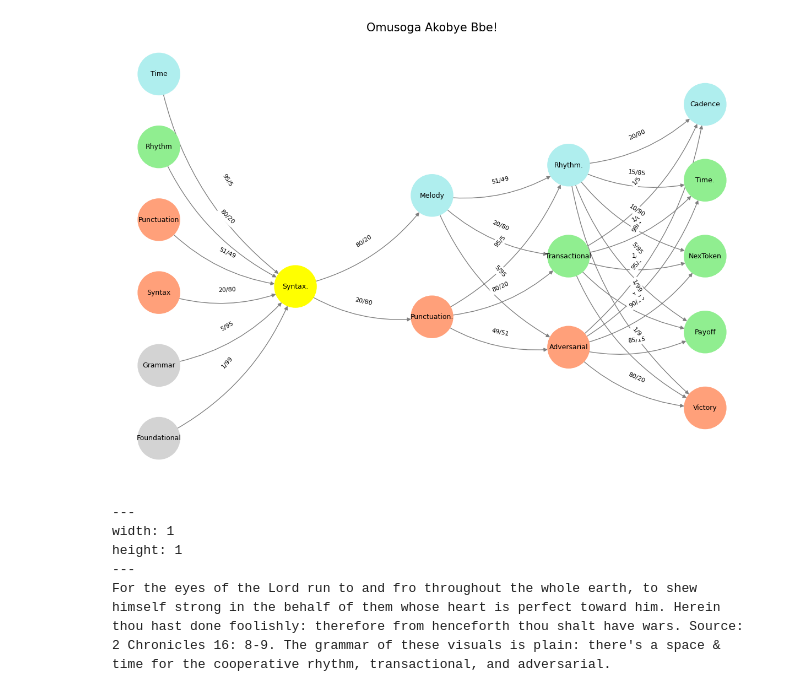
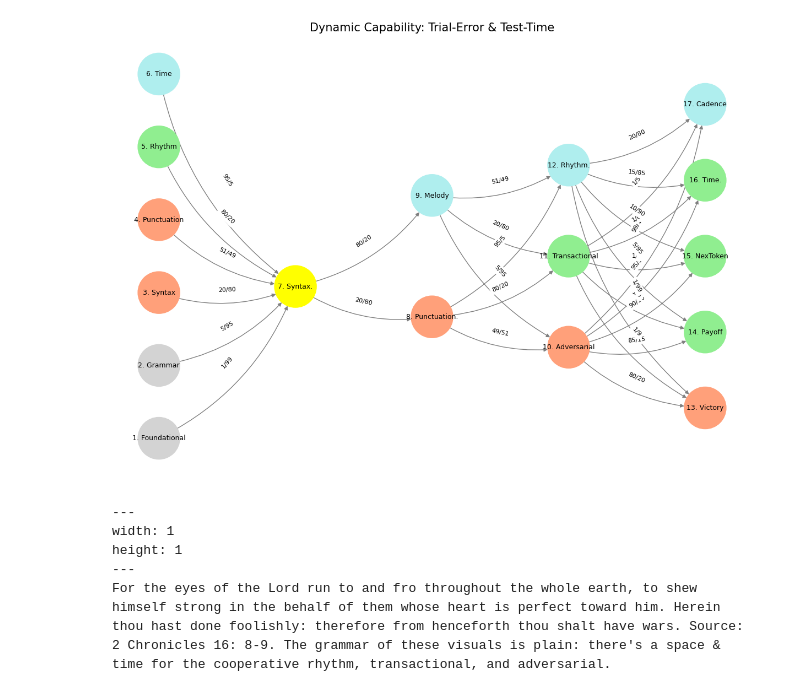
Before and after one commit to abikesa/safer, a Jupyter notebook: kitabo/ensi/_build/jupyter_execute/act1/chapter2.ipynb, the cells around one changed output. Drawn from its saved outputs; the diff is of its cells as text; code cells hidden in the pictures.

Commit message:
Dynamic Capability by Trial-Error & Test-Time

````diff
--- a/kitabo/ensi/_build/jupyter_execute/act1/chapter2.ipynb
+++ b/kitabo/ensi/_build/jupyter_execute/act1/chapter2.ipynb
@@ -81,41 +81,52 @@ def calculate_positions(layer, x_offset):
 # Create and visualize the neural network graph
 def visualize_nn():
     layers = define_layers()
     colors = assign_colors()
     edges = define_edges()
     G = nx.DiGraph()
     pos = {}
     node_colors = []
 
-    # Add nodes and assign positions
+    # Create mapping from original node names to numbered labels
+    mapping = {}
+    counter = 1
+    for layer in layers.values():
+        for node in layer:
+            mapping[node] = f"{counter}. {node}"
+            counter += 1
+
+    # Add nodes with new numbered labels and assign positions
     for i, (layer_name, nodes) in enumerate(layers.items()):
         positions = calculate_positions(nodes, x_offset=i * 2)
         for node, position in zip(nodes, positions):
-            G.add_node(node, layer=layer_name)
-            pos[node] = position
+            new_node = mapping[node]
+            G.add_node(new_node, layer=layer_name)
+            pos[new_node] = position
             node_colors.append(colors.get(node, 'lightgray'))
 
-    # Add edges with weights
+    # Add edges with updated node labels
     for (source, target), weight in edges.items():
-        if source in G.nodes and target in G.nodes:
-            G.add_edge(source, target, weight=weight)
+        if source in mapping and target in mapping:
+            new_source = mapping[source]
+            new_target = mapping[target]
+            G.add_edge(new_source, new_target, weight=weight)
 
     # Draw the graph
     plt.figure(figsize=(12, 8))
     edges_labels = {(u, v): d["weight"] for u, v, d in G.edges(data=True)}
 
     nx.draw(
         G, pos, with_labels=True, node_color=node_colors, edge_color='gray',
         node_size=3000, font_size=9, connectionstyle="arc3,rad=0.2"
     )
     nx.draw_networkx_edge_labels(G, pos, edge_labels=edges_labels, font_size=8)
-    plt.title("Omusoga Akobye Bbe!", fontsize=15)
+    plt.title("Dynamic Capability: Trial-Error & Test-Time", fontsize=15)
     plt.show()
 
 # Run the visualization
 visualize_nn()
 # %% [output]
-[figure, old version]
+[figure, new version]
 # %% [markdown]
 ```{figure} ../figures/blanche.*
 ---
````
Also changed, not shown: 17 other files.
